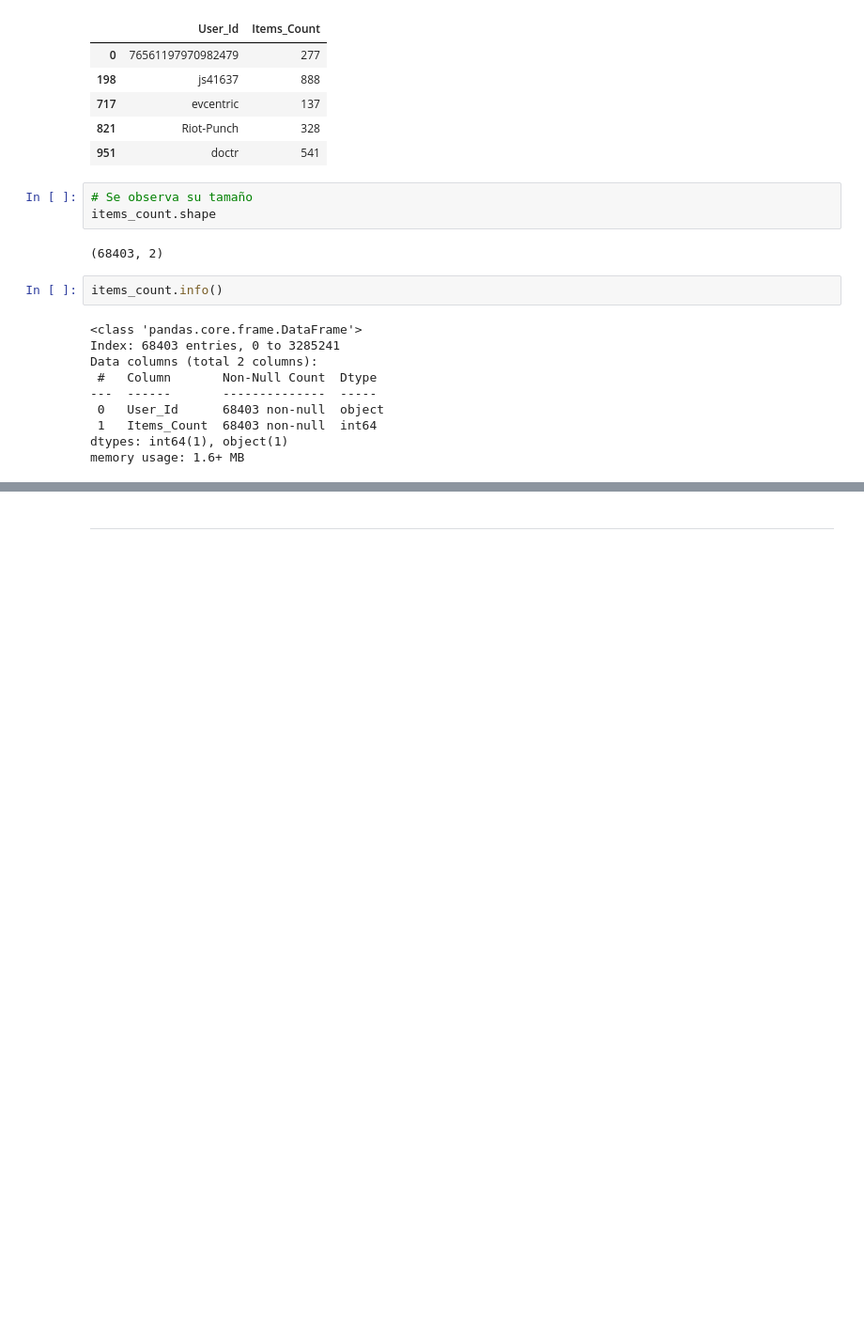
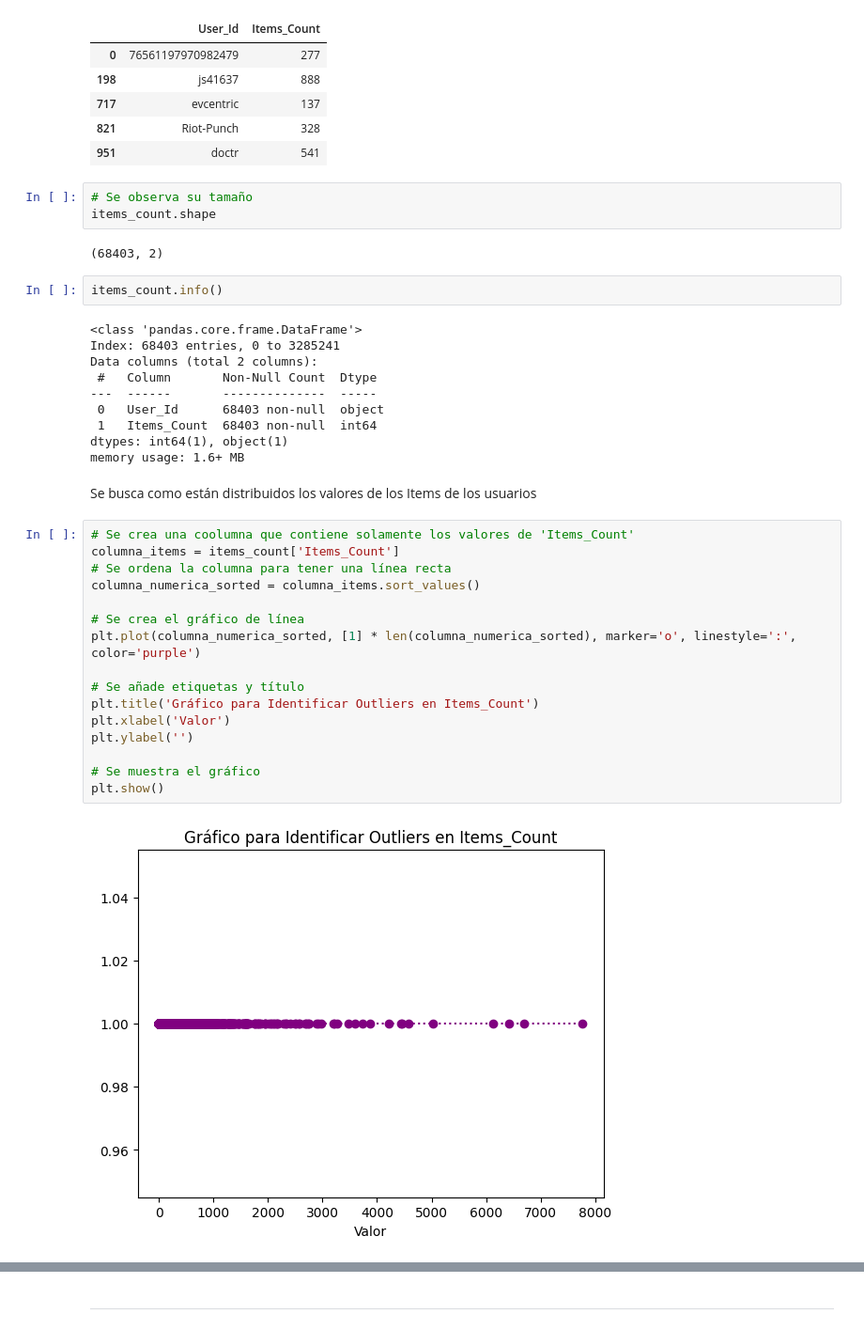
Before and after one commit to DavidssonGon/PI_ML_OPS_STEAM_DSFT17, a Jupyter notebook: EDA.ipynb, the cells around one changed output, grey strips where cells are left out. Shown at 94% size. Saved outputs shown, nothing was run; the diff lists cells and outputs as text; blank space fills up the shorter version.

```diff
--- a/EDA.ipynb
+++ b/EDA.ipynb
@@ -294,3 +296,23 @@ Data columns (total 2 columns):
  1   Items_Count  68403 non-null  int64
 dtypes: int64(1), object(1)
 memory usage: 1.6+ MB
+# %% [markdown]
+Se busca como están distribuidos los valores de los Items de los usuarios
+# %%
+# Se crea una coolumna que contiene solamente los valores de 'Items_Count'
+columna_items = items_count['Items_Count']
+# Se ordena la columna para tener una línea recta
+columna_numerica_sorted = columna_items.sort_values()
+
+# Se crea el gráfico de línea
+plt.plot(columna_numerica_sorted, [1] * len(columna_numerica_sorted), marker='o', linestyle=':', color='purple')
+
+# Se añade etiquetas y título
+plt.title('Gráfico para Identificar Outliers en Items_Count')
+plt.xlabel('Valor')
+plt.ylabel('')
+
+# Se muestra el gráfico
+plt.show()
+# %% [output]
+[figure, added]
```
Also changed, not shown: parts of 30 cells of this notebook, 1 other file.
